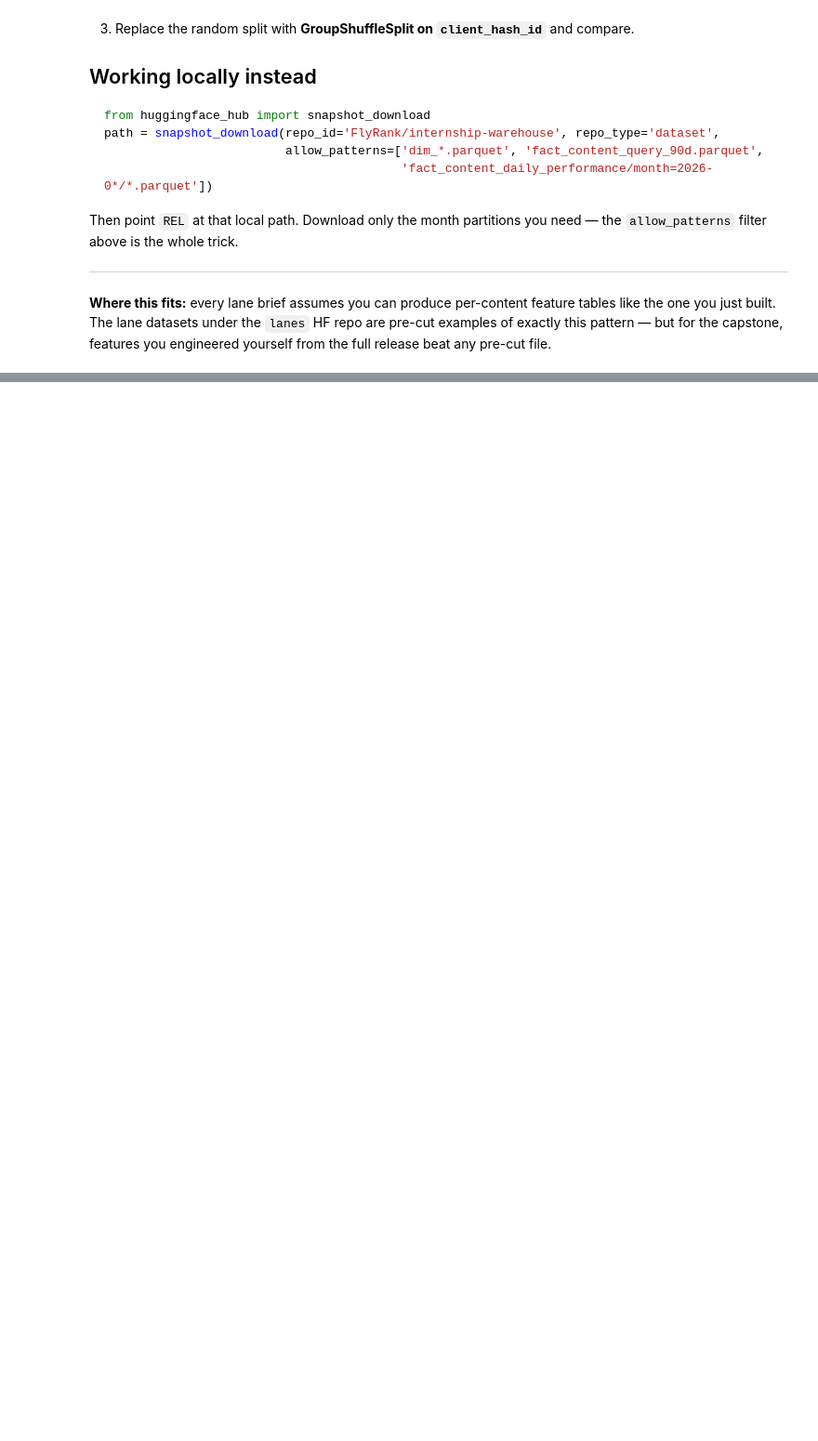
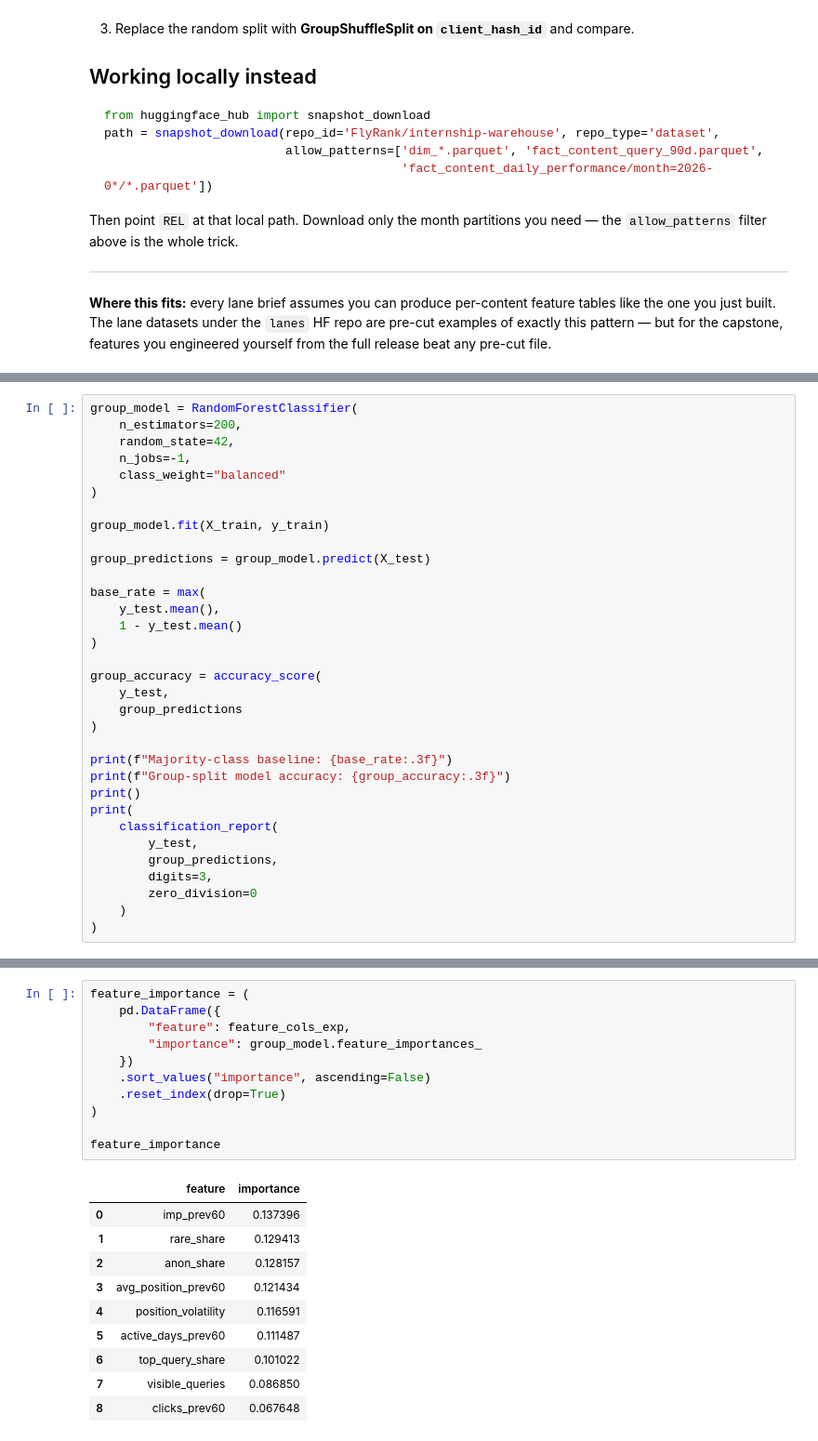
Before and after one commit to Zafar488/flyrank-ml-internship, a Jupyter notebook: notebooks/03_working_with_the_full_release.ipynb, the cells around one changed output, grey strips where cells are left out. Shown at 93% size. Saved outputs shown, nothing was run; the diff lists cells and outputs as text; blank space fills up the shorter version.

```diff
--- a/notebooks/03_working_with_the_full_release.ipynb
+++ b/notebooks/03_working_with_the_full_release.ipynb
@@ -173,0 +437,33 @@ release beat any pre-cut file.
+# %%
+group_model = RandomForestClassifier(
+    n_estimators=200,
+    random_state=42,
+    n_jobs=-1,
+    class_weight="balanced"
+)
+
+group_model.fit(X_train, y_train)
+
+group_predictions = group_model.predict(X_test)
+
+base_rate = max(
+    y_test.mean(),
+    1 - y_test.mean()
+)
+
+group_accuracy = accuracy_score(
+    y_test,
+    group_predictions
+)
+
+print(f"Majority-class baseline: {base_rate:.3f}")
+print(f"Group-split model accuracy: {group_accuracy:.3f}")
+print()
+print(
+    classification_report(
+        y_test,
+        group_predictions,
+        digits=3,
+        zero_division=0
+    )
+)
@@ -173,0 +482,22 @@ release beat any pre-cut file.
+# %%
+feature_importance = (
+    pd.DataFrame({
+        "feature": feature_cols_exp,
+        "importance": group_model.feature_importances_
+    })
+    .sort_values("importance", ascending=False)
+    .reset_index(drop=True)
+)
+
+feature_importance
+# %% [output]
+|  | feature | importance |
+| 0 | imp_prev60 | 0.137396 |
+| 1 | rare_share | 0.129413 |
+| 2 | anon_share | 0.128157 |
+| 3 | avg_position_prev60 | 0.121434 |
+| 4 | position_volatility | 0.116591 |
+| 5 | active_days_prev60 | 0.111487 |
+| 6 | top_query_share | 0.101022 |
+| 7 | visible_queries | 0.086850 |
+| 8 | clicks_prev60 | 0.067648 |
```
Also changed, not shown: parts of 15 cells of this notebook.
